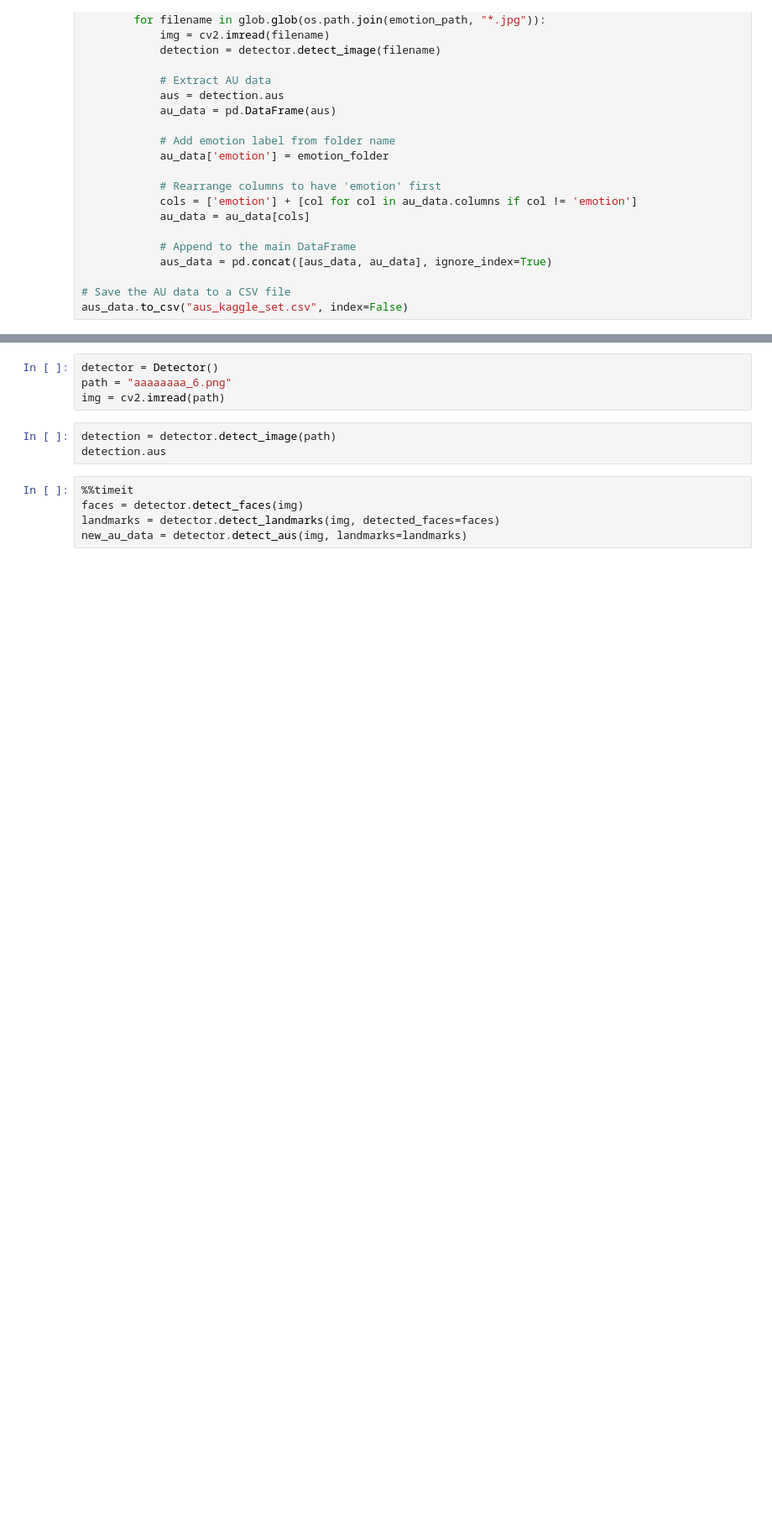
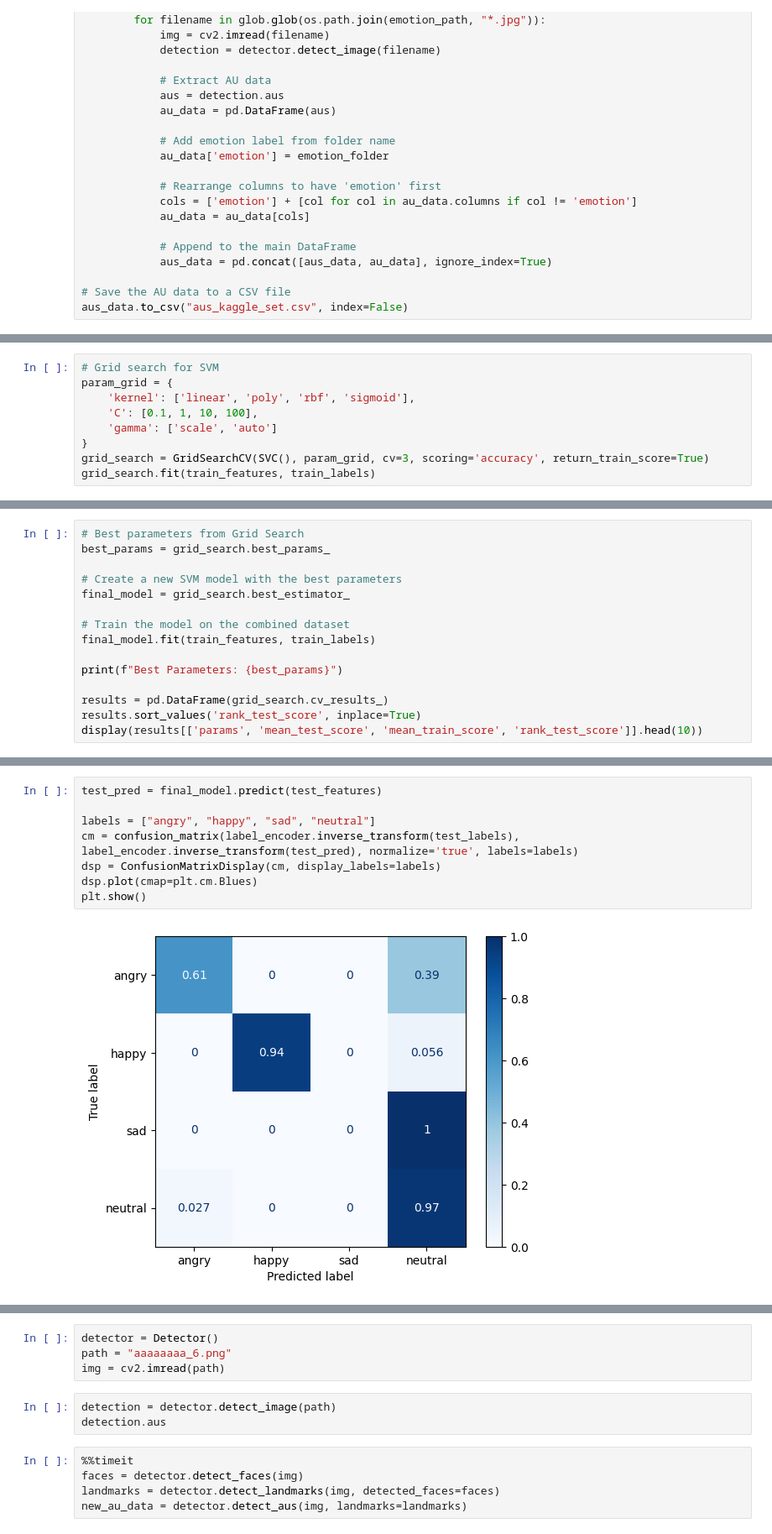
Before and after one commit to Grutschus/botender, a Jupyter notebook: model-training/model_training.ipynb, the cells around one changed output, grey strips where cells are left out. Shown at 84% size. Saved outputs shown, nothing was run; the diff lists cells and outputs as text; blank space fills up the shorter version.

Commit message:
feat: trained and evaluated different models.

```diff
--- a/model-training/model_training.ipynb
+++ b/model-training/model_training.ipynb
@@ -125,0 +105,9 @@ print(f"Final Model Test Set Accuracy: {test_accuracy}")
+# %%
+# Grid search for SVM
+param_grid = {
+    'kernel': ['linear', 'poly', 'rbf', 'sigmoid'],
+    'C': [0.1, 1, 10, 100],
+    'gamma': ['scale', 'auto']
+}
+grid_search = GridSearchCV(SVC(), param_grid, cv=3, scoring='accuracy', return_train_score=True)
+grid_search.fit(train_features, train_labels)
@@ -125,0 +119,15 @@ print(f"Final Model Test Set Accuracy: {test_accuracy}")
+# %%
+# Best parameters from Grid Search
+best_params = grid_search.best_params_
+
+# Create a new SVM model with the best parameters
+final_model = grid_search.best_estimator_
+
+# Train the model on the combined dataset
+final_model.fit(train_features, train_labels)
+
+print(f"Best Parameters: {best_params}")
+
+results = pd.DataFrame(grid_search.cv_results_)
+results.sort_values('rank_test_score', inplace=True)
+display(results[['params', 'mean_test_score', 'mean_train_score', 'rank_test_score']].head(10))
@@ -125,0 +157,10 @@ print(f"Final Model Test Set Accuracy: {test_accuracy}")
+# %%
+test_pred = final_model.predict(test_features)
+
+labels = ["angry", "happy", "sad", "neutral"]
+cm = confusion_matrix(label_encoder.inverse_transform(test_labels), label_encoder.inverse_transform(test_pred), normalize='true', labels=labels)
+dsp = ConfusionMatrixDisplay(cm, display_labels=labels)
+dsp.plot(cmap=plt.cm.Blues)
+plt.show()
+# %% [output]
+[figure, added]
```
Also changed, not shown: parts of 12 cells of this notebook, 10 other files.
